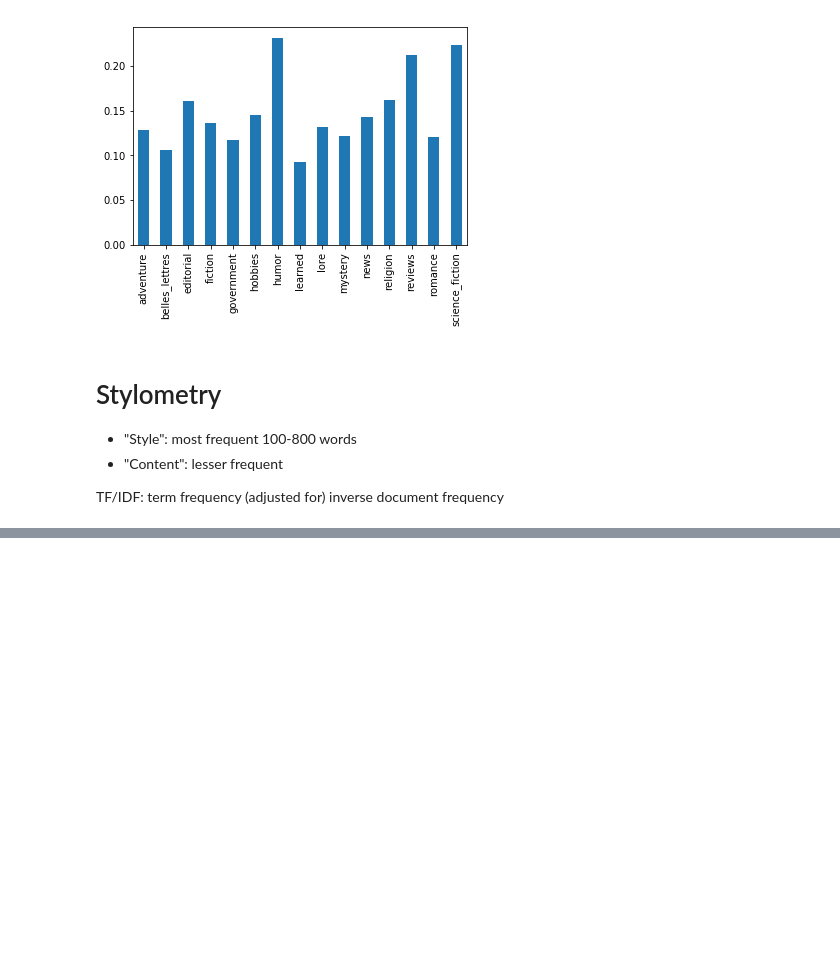
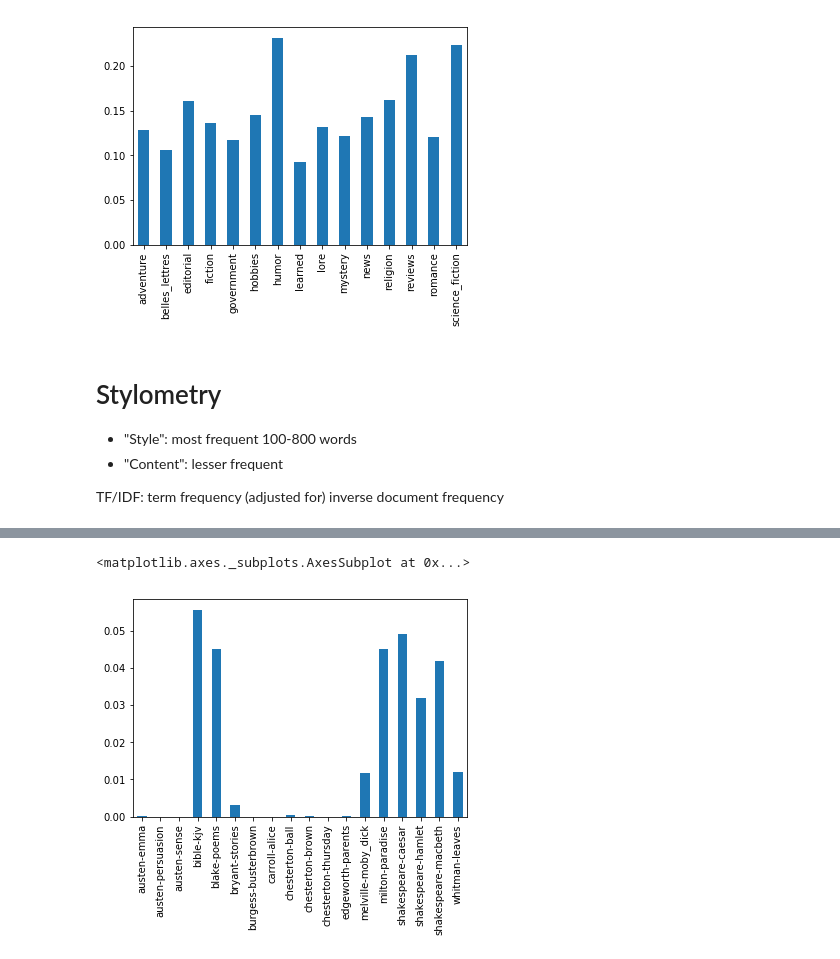
Before and after one commit to JonathanReeve/course-computational-literary-analysis, a Jupyter notebook: Notes/10-corpora-and-stylometry.ipynb, the cells around one changed output, grey strips where cells are left out. Drawn from its saved outputs; the diff is of its cells as text; code cells hidden in the pictures; blank space fills up the shorter version.

```diff
--- a/Notes/10-corpora-and-stylometry.ipynb
+++ b/Notes/10-corpora-and-stylometry.ipynb
@@ -236,0 +312,5 @@ df[['an']].plot(kind='bar')
+# %%
+df['thou'].plot(kind='bar')
+# %% [output]
+<matplotlib.axes._subplots.AxesSubplot at 0x...>
+[figure, added]
```
Also changed, not shown: parts of 40 cells of this notebook.
